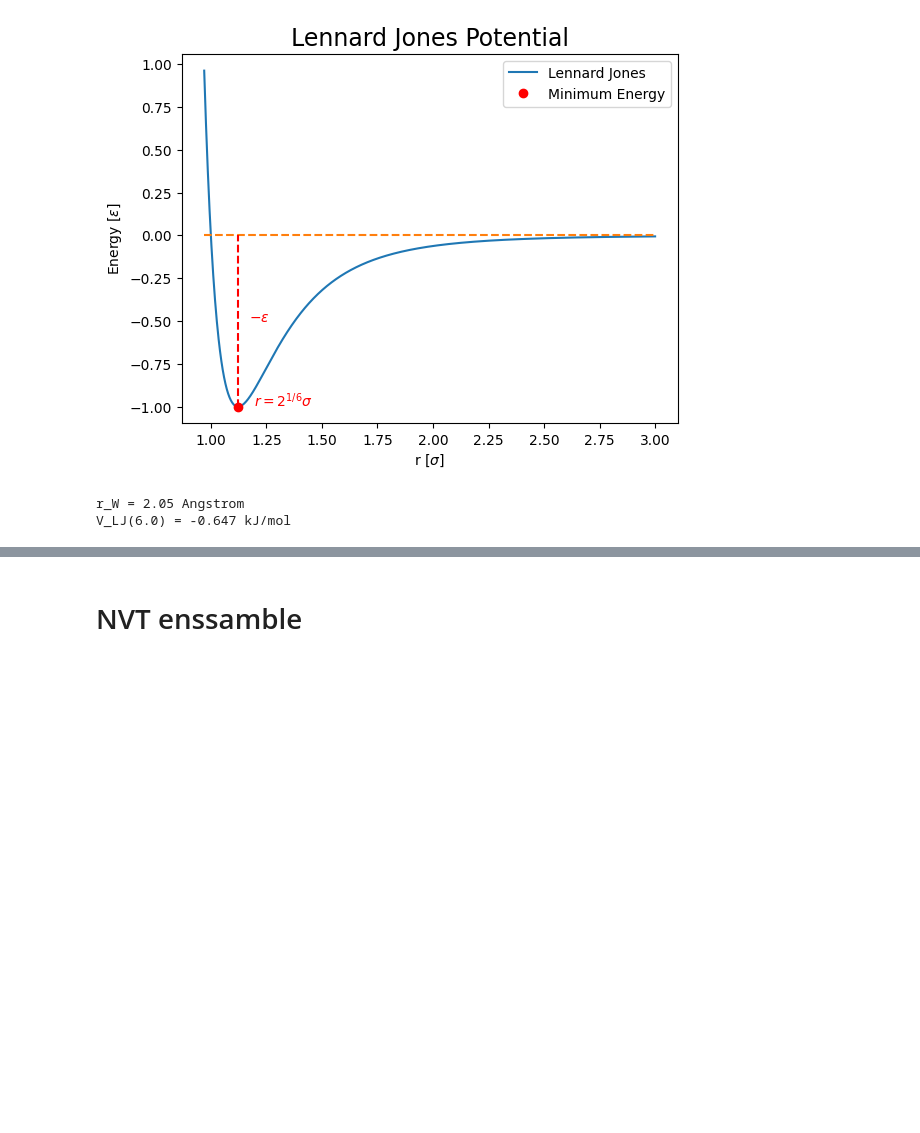
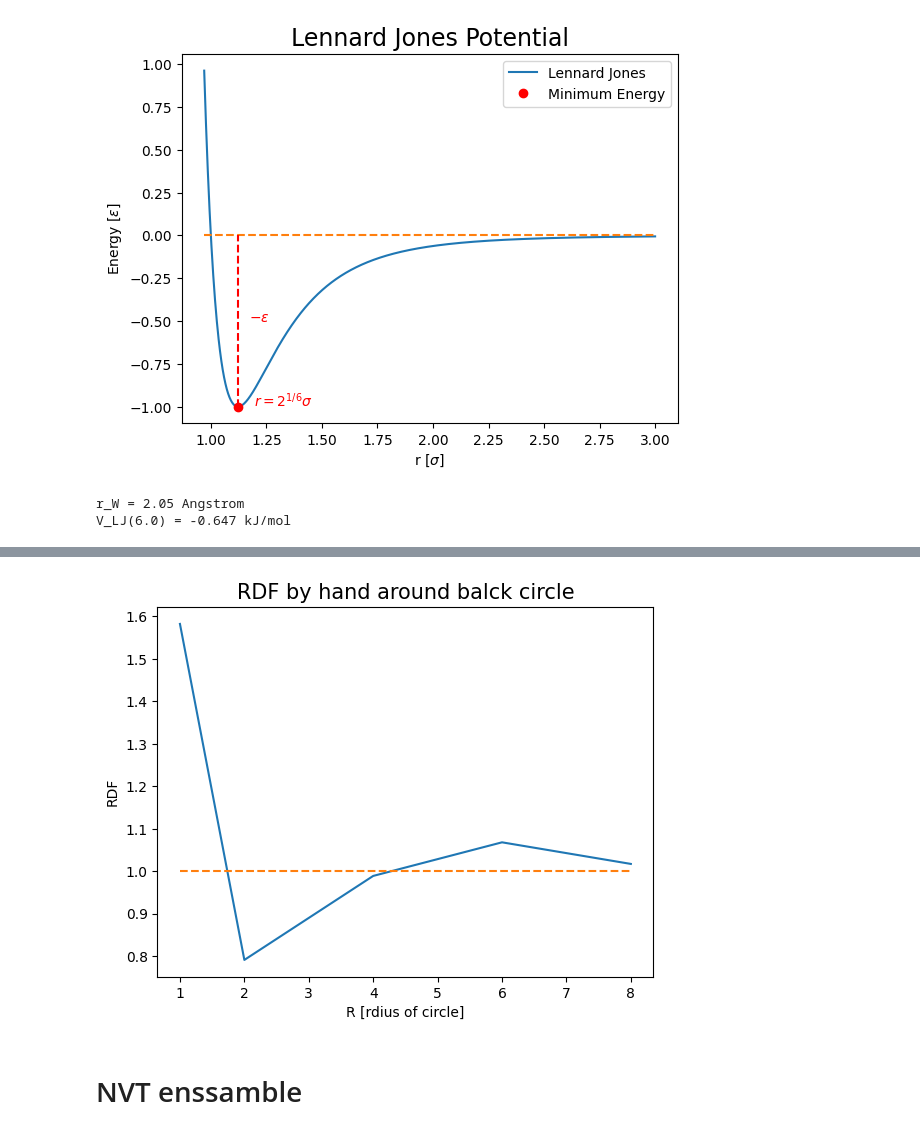
Before and after one commit to YehonathanBarda/Advenced_PhyChemLab2, a Jupyter notebook: MD/MD_run.ipynb, the cells around one changed output, grey strips where cells are left out. Saved outputs shown, nothing was run; the diff lists cells and outputs as text; code cells hidden in the pictures; blank space fills up the shorter version.

Commit message:
rdf by hand

```diff
--- a/MD/MD_run.ipynb
+++ b/MD/MD_run.ipynb
@@ -143,3 +177,15 @@ V_LJ(6.0) = -0.647 kJ/mol
+# %%
+rdf_file = r'C:\Users\yaniv\Yehonathan TAU\Advenced_PhyChemLab2\MD\rdf by hand.xlsx'
+rdf_df = pd.read_excel(rdf_file)
+rdf_df = rdf_df.dropna()
+plt.plot(rdf_df['radius'], rdf_df['rdf'])
+plt.hlines(1,1,8, ls='dashed', colors='tab:orange')
+plt.xlabel('R [rdius of circle]')
+plt.ylabel('RDF')
+plt.title('RDF by hand around balck circle', fontsize=15)
+plt.show()
+# %% [output]
+[figure, added]
 # %% [markdown]
 # NVT enssamble
 # %% [markdown]
```
Also changed, not shown: parts of 4 cells of this notebook, 1 other file.
